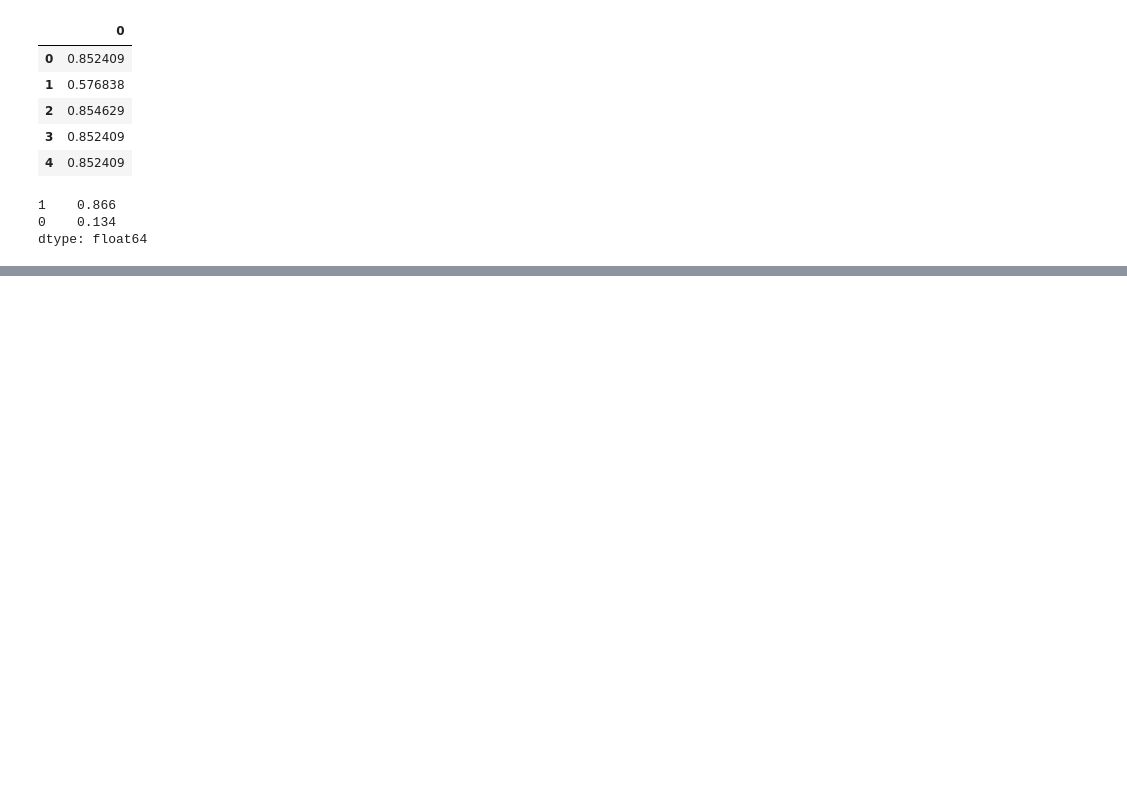
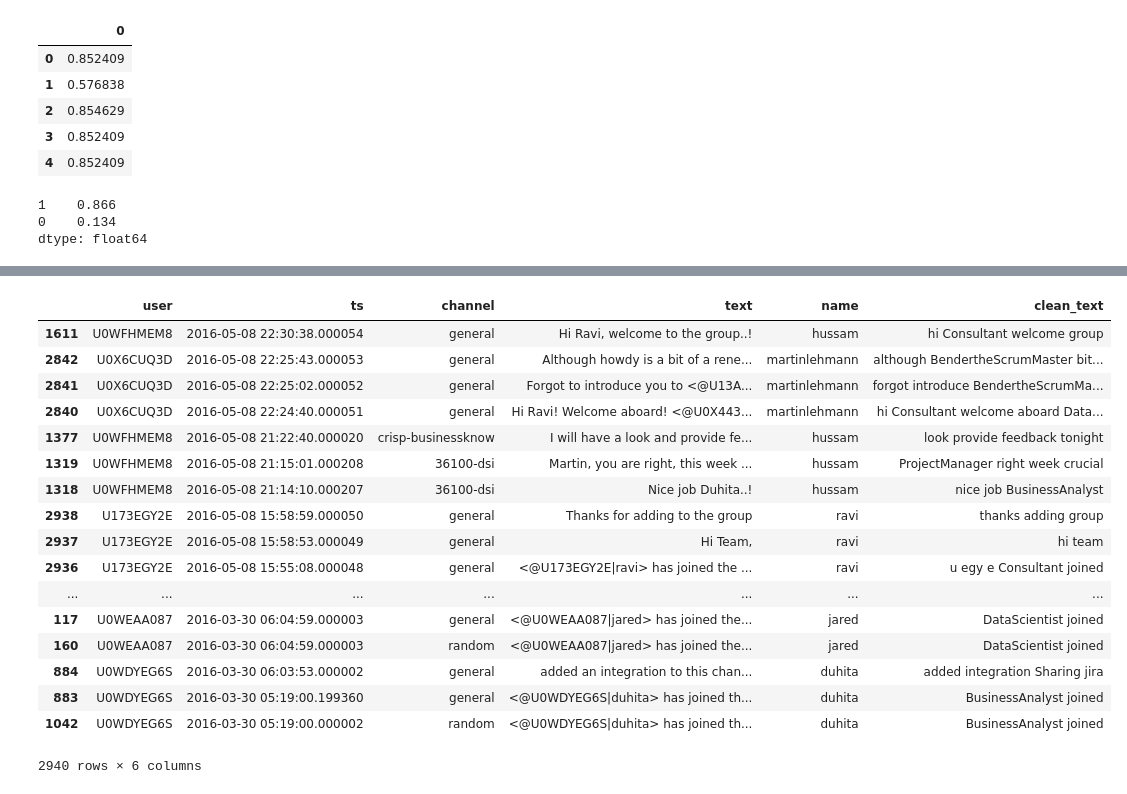
Before and after one commit to JaredChung/DSI_Assignment, a Jupyter notebook: D-Matrix_Notebook.ipynb, the cells around one changed output, grey strips where cells are left out. Drawn from its saved outputs; the diff is of its cells as text; code cells hidden in the pictures; blank space fills up the shorter version.

```diff
--- a/D-Matrix_Notebook.ipynb
+++ b/D-Matrix_Notebook.ipynb
@@ -448,0 +473,21 @@ sent_data.to_csv("Sentiment_output",encoding='utf-8')
+# %%
+data.sort('ts',ascending=False)
+# %% [output]
+|  | user | ts | channel | text | name | clean_text |
+| 1611 | U0WFHMEM8 | 2016-05-08 22:30:38.000054 | general | Hi Ravi, welcome to the group..! | hussam | hi Consultant welcome group |
+| 2842 | U0X6CUQ3D | 2016-05-08 22:25:43.000053 | general | Although howdy is a bit of a rene... | martinlehmann | although BendertheScrumMaster bit... |
+| 2841 | U0X6CUQ3D | 2016-05-08 22:25:02.000052 | general | Forgot to introduce you to <@U13A... | martinlehmann | forgot introduce BendertheScrumMa... |
+| 2840 | U0X6CUQ3D | 2016-05-08 22:24:40.000051 | general | Hi Ravi! Welcome aboard! <@U0X443... | martinlehmann | hi Consultant welcome aboard Data... |
+| 1377 | U0WFHMEM8 | 2016-05-08 21:22:40.000020 | crisp-businessknow | I will have a look and provide fe... | hussam | look provide feedback tonight |
+| 1319 | U0WFHMEM8 | 2016-05-08 21:15:01.000208 | 36100-dsi | Martin, you are right, this week ... | hussam | ProjectManager right week crucial |
+| 1318 | U0WFHMEM8 | 2016-05-08 21:14:10.000207 | 36100-dsi | Nice job Duhita..! | hussam | nice job BusinessAnalyst |
+| 2938 | U173EGY2E | 2016-05-08 15:58:59.000050 | general | Thanks for adding to the group | ravi | thanks adding group |
+| 2937 | U173EGY2E | 2016-05-08 15:58:53.000049 | general | Hi Team, | ravi | hi team |
+| 2936 | U173EGY2E | 2016-05-08 15:55:08.000048 | general | <@U173EGY2E|ravi> has joined the ... | ravi | u egy e Consultant joined |
+| ... | ... | ... | ... | ... | ... | ... |
+| 117 | U0WEAA087 | 2016-03-30 06:04:59.000003 | general | <@U0WEAA087|jared> has joined the... | jared | DataScientist joined |
+| 160 | U0WEAA087 | 2016-03-30 06:04:59.000003 | random | <@U0WEAA087|jared> has joined the... | jared | DataScientist joined |
+| 884 | U0WDYEG6S | 2016-03-30 06:03:53.000002 | general | added an integration to this chan... | duhita | added integration Sharing jira |
+| 883 | U0WDYEG6S | 2016-03-30 05:19:00.199360 | general | <@U0WDYEG6S|duhita> has joined th... | duhita | BusinessAnalyst joined |
+| 1042 | U0WDYEG6S | 2016-03-30 05:19:00.000002 | random | <@U0WDYEG6S|duhita> has joined th... | duhita | BusinessAnalyst joined |
+2940 rows × 6 columns
```
Also changed, not shown: parts of 9 cells of this notebook, 1 other file.
